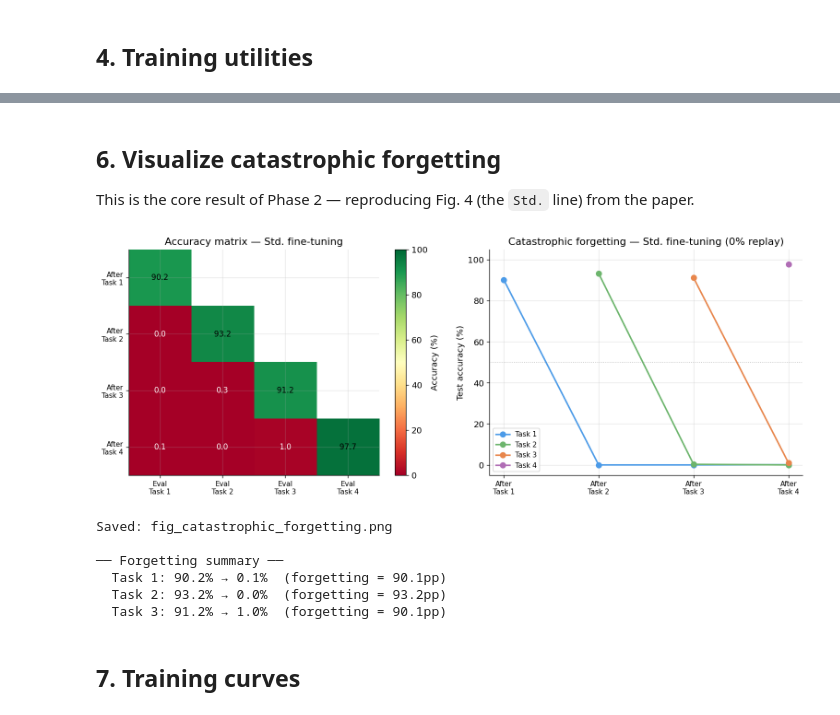
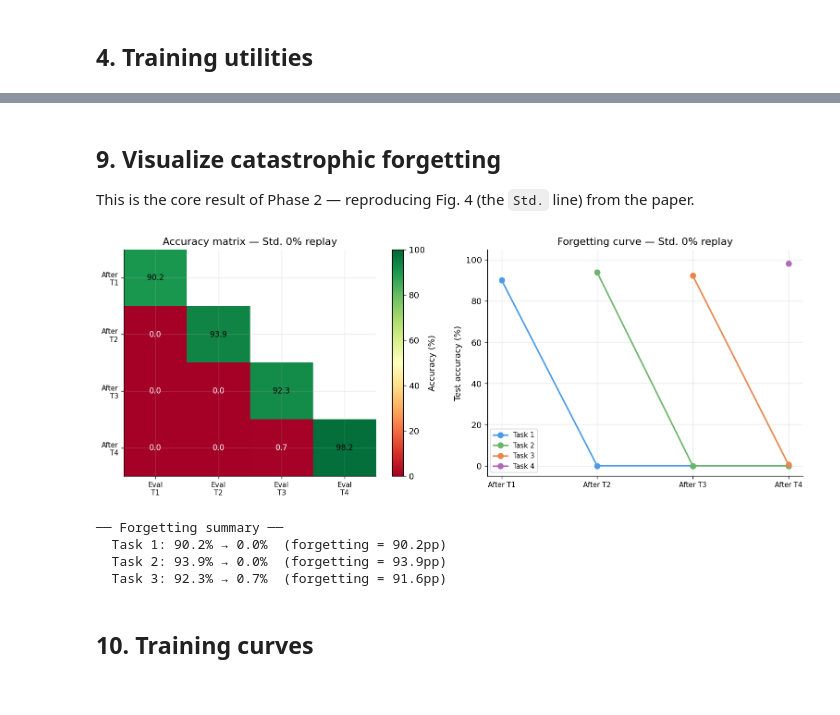
Before and after one commit to Tommy270602/Gait_Continual_Learning, a Jupyter notebook: Code/phase2_continual_learning.ipynb, the cells around one changed output, grey strips where cells are left out. Drawn from its saved outputs; the diff is of its cells as text; code cells hidden in the pictures.

```diff
--- a/Code/phase2_continual_learning.ipynb
+++ b/Code/phase2_continual_learning.ipynb
@@ -73,7 +77,7 @@ RANDOM_SEED  = 27
 # BUG FIX 1: 20 epochs is far too few to see meaningful forgetting vs learning.
 # The first epoch with high LR completely overwrites Task 1 weights -> 0% instantly.
 # Use 100 for fast experimentation, 400 to match the paper.
-EPOCHS       = 200   # 100 fast | 400 paper-accurate
+EPOCHS       = 50   # 100 fast | 400 paper-accurate
 BATCH_SIZE   = 64
 LR_INIT      = 1e-3   # starting learning rate
 # BUG FIX 2: LR_DECAY=0.9 with 400 epochs -> LR=1e-3*0.9^400 ≈ 1e-21 (dead).
@@ -460,75 +725,70 @@ If top predictions are all in range 90-117 (Task 4 labels) -> label collision co
 This is EXPECTED for Std fine-tuning — the model forgets old tasks.
 With more epochs and slower LR decay, forgetting is gradual (not instant).
 # %% [markdown]
-## 6. Visualize catastrophic forgetting
+## 9. Visualize catastrophic forgetting
 
 This is the core result of Phase 2 — reproducing Fig. 4 (the `Std.` line) from the paper.
 # %%
+# ── This cell keeps the original 0%-only forgetting plot for reference ─────────
+# The full three-way comparison is in the unified plot above (section 8).
 task_colors = ['#4C9BE8', '#6DB56D', '#E8864C', '#B06DB5']
 
 fig, axes = plt.subplots(1, 2, figsize=(13, 5))
 
-# ── Left: accuracy matrix heatmap ────────────────────────────────────────────
+# ── Left: accuracy matrix heatmap (0% replay) ───────────────────────────────
 ax = axes[0]
-masked = np.ma.masked_invalid(acc_matrix * 100)
+masked = np.ma.masked_invalid(acc_matrix_0 * 100)
 im = ax.imshow(masked, cmap='RdYlGn', vmin=0, vmax=100, aspect='auto')
 plt.colorbar(im, ax=ax, label='Accuracy (%)')
 ax.set_xticks(range(n_tasks))
 ax.set_yticks(range(n_tasks))
-ax.set_xticklabels([f'Eval\n{t}' for t in task_names], fontsize=9)
-ax.set_yticklabels([f'After\n{t}' for t in task_names], fontsize=9)
-ax.set_title('Accuracy matrix — Std. fine-tuning')
-# Annotate cells
+ax.set_xticklabels([f'Eval\nT{i+1}' for i in range(n_tasks)], fontsize=9)
+ax.set_yticklabels([f'After\nT{i+1}' for i in range(n_tasks)], fontsize=9)
+ax.set_title('Accuracy matrix — Std. 0% replay')
 for i in range(n_tasks):
     for j in range(n_tasks):
-        if not np.isnan(acc_matrix[i, j]):
-            ax.text(j, i, f'{acc_matrix[i,j]*100:.1f}', ha='center', va='center',
-                    fontsize=10, color='black' if acc_matrix[i,j] > 0.4 else 'white')
+        if not np.isnan(acc_matrix_0[i, j]):
+            v = acc_matrix_0[i, j] * 100
+            ax.text(j, i, f'{v:.1f}', ha='center', va='center',
+                    fontsize=10, color='black' if v > 40 else 'white')
 
-# ── Right: accuracy per task across steps (forgetting curve) ─────────────────
+# ── Right: forgetting curve — 0% only ───────────────────────────────────────
 ax2 = axes[1]
 for task_idx, (task_name, color) in enumerate(zip(task_names, task_colors)):
-    # Accuracy of this task at each step where it has been evaluated
-    accs   = [acc_matrix[step, task_idx] for step in range(task_idx, n_tasks)]
+    accs   = [acc_matrix_0[step, task_idx] for step in range(task_idx, n_tasks)]
     x_vals = list(range(task_idx + 1, n_tasks + 1))
     valid  = [(x, a) for x, a in zip(x_vals, accs) if not np.isnan(a)]
     if valid:
         xs, ys = zip(*valid)
         ax2.plot(xs, [y * 100 for y in ys], 'o-', color=color,
                  linewidth=2, markersize=7, label=task_name)
-
 ax2.set_xticks(range(1, n_tasks + 1))
-ax2.set_xticklabels([f'After\n{t}' for t in task_names], fontsize=9)
+ax2.set_xticklabels([f'After T{i}' for i in range(1, n_tasks + 1)], fontsize=9)
 ax2.set_ylabel('Test accuracy (%)')
 ax2.set_ylim(-5, 105)
-ax2.axhline(50, color='gray', linestyle=':', linewidth=1, alpha=0.5)
 ax2.legend(fontsize=9, loc='lower left')
-ax2.set_title('Catastrophic forgetting — Std. fine-tuning (0% replay)')
+ax2.set_title('Forgetting curve — Std. 0% replay')
 
 plt.tight_layout()
 plt.savefig('../Plots/fig_catastrophic_forgetting.png', bbox_inches='tight')
 plt.show()
-print('Saved: fig_catastrophic_forgetting.png')
 
-# ── Summary ───────────────────────────────────────────────────────────────────
-print('\n── Forgetting summary ──')
+print('── Forgetting summary ──')
 for task_idx, task_name in enumerate(task_names[:-1]):
-    initial_acc = acc_matrix[task_idx, task_idx]
-    final_acc   = acc_matrix[-1, task_idx]
+    initial_acc = acc_matrix_0[task_idx, task_idx]
+    final_acc   = acc_matrix_0[-1, task_idx]
     if not (np.isnan(initial_acc) or np.isnan(final_acc)):
         forgetting = (initial_acc - final_acc) * 100
         print(f'  {task_name}: {initial_acc*100:.1f}% → {final_acc*100:.1f}%  '
               f'(forgetting = {forgetting:.1f}pp)')
 # %% [output]
-[figure, old version]
+[figure, new version]
-Saved: fig_catastrophic_forgetting.png
-
 ── Forgetting summary ──
-  Task 1: 90.2% → 0.1%  (forgetting = 90.1pp)
-  Task 2: 93.2% → 0.0%  (forgetting = 93.2pp)
-  Task 3: 91.2% → 1.0%  (forgetting = 90.1pp)
+  Task 1: 90.2% → 0.0%  (forgetting = 90.2pp)
+  Task 2: 93.9% → 0.0%  (forgetting = 93.9pp)
+  Task 3: 92.3% → 0.7%  (forgetting = 91.6pp)
 # %% [markdown]
-## 7. Training curves
+## 10. Training curves
 # %%
 fig, axes = plt.subplots(2, n_tasks, figsize=(14, 6), sharey='row')
 
```
Also changed, not shown: parts of 17 cells of this notebook, 6 other files.
